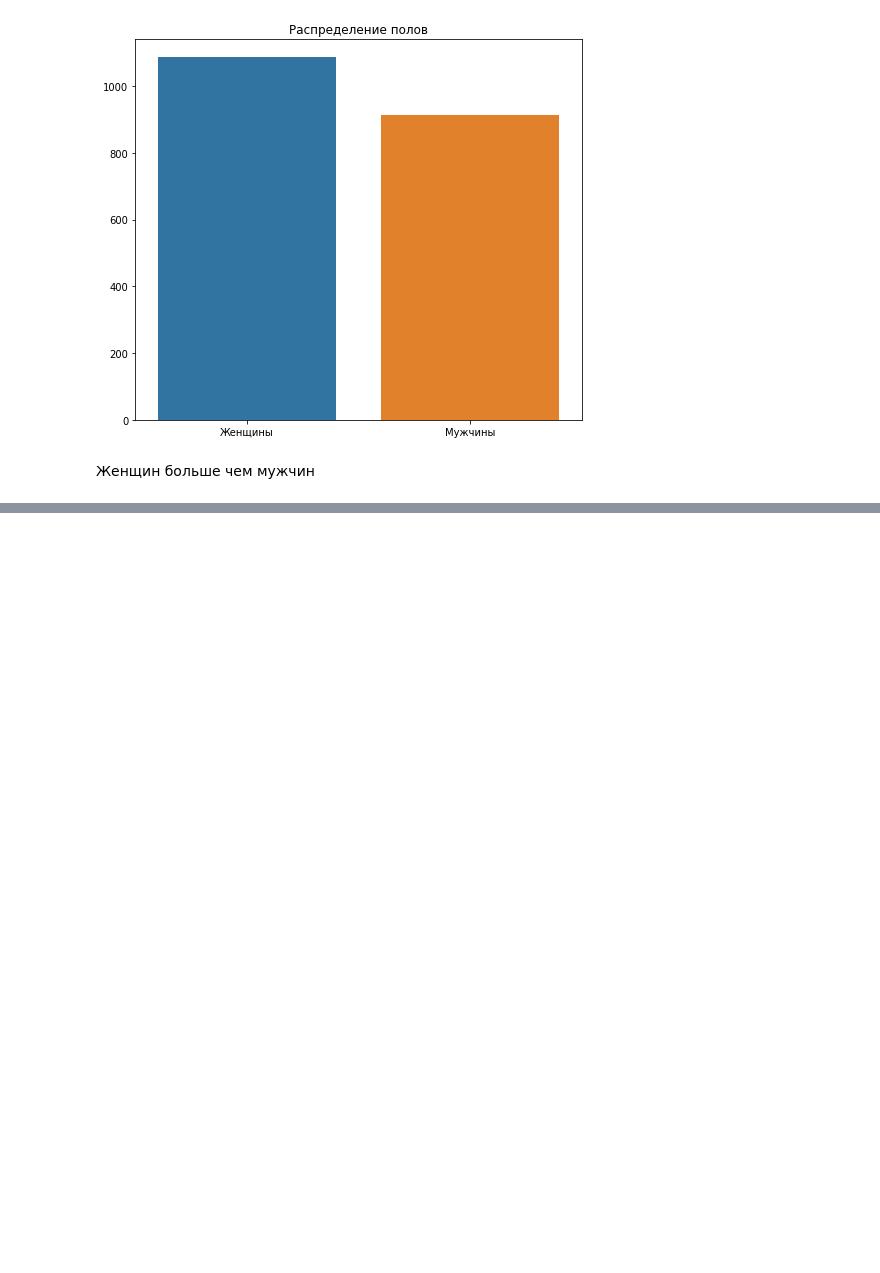
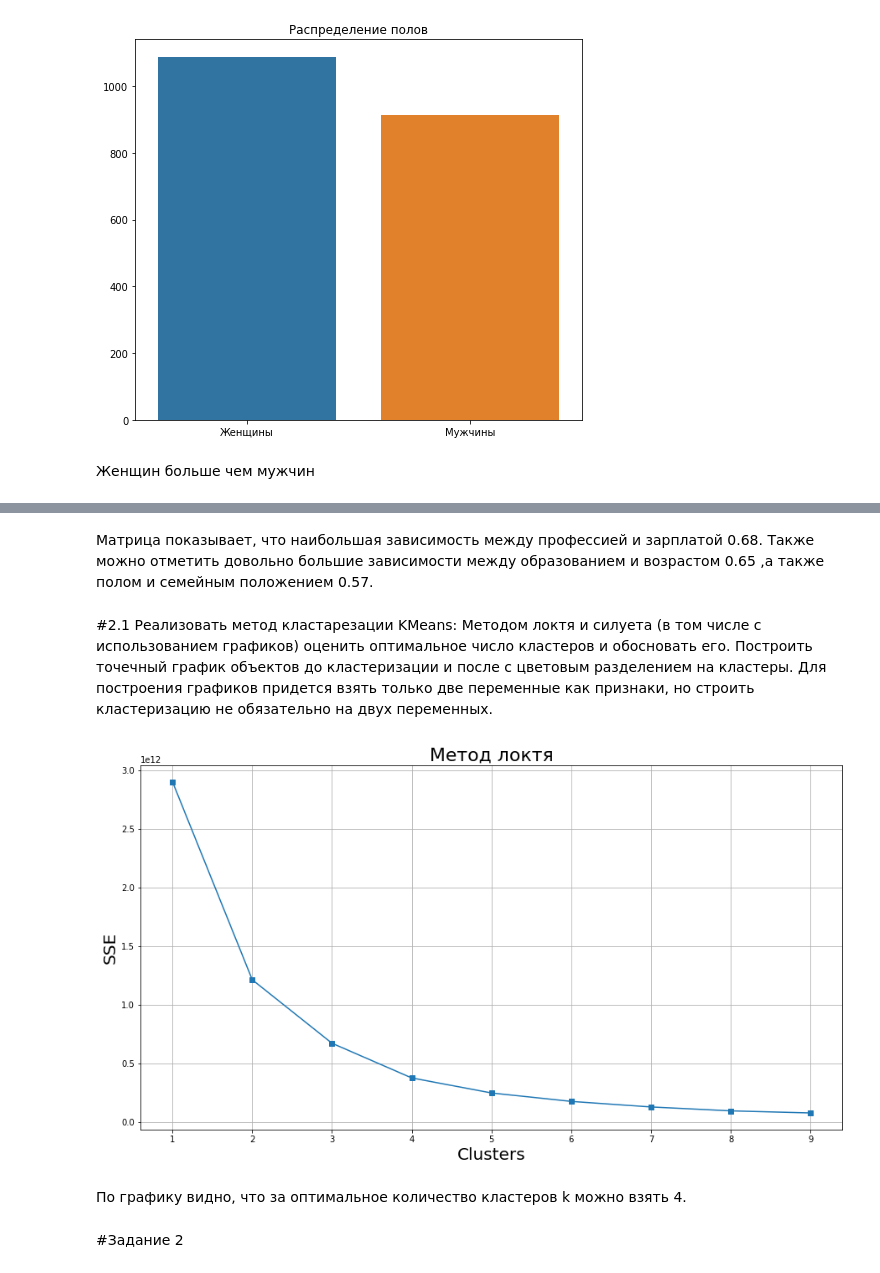
Before and after one commit to Adelaaas/Data_science_basic_22-23_2, a Jupyter notebook: home_work_clustering/Ivliev_Stepan.ipynb, the cells around one changed output, grey strips where cells are left out. Cells and saved outputs as stored; diff of their text form; code cells hidden in the pictures; blank space fills up the shorter version.

```diff
--- a/home_work_clustering/Ivliev_Stepan.ipynb
+++ b/home_work_clustering/Ivliev_Stepan.ipynb
@@ -112,0 +113,29 @@ plt.show()
+# %% [markdown]
+Матрица показывает, что наибольшая зависимость между профессией и зарплатой 0.68. Также можно отметить довольно большие зависимости между образованием и возрастом 0.65 ,а также полом и семейным положением 0.57.
+# %% [markdown]
+#2.1 Реализовать метод кластарезации KMeans: Методом локтя и силуета (в том числе с использованием графиков) оценить оптимальное число кластеров и обосновать его. Построить точечный график объектов до кластеризации и после с цветовым разделением на кластеры. Для построения графиков придется взять только две переменные как признаки, но строить кластеризацию не обязательно на двух переменных.
+# %%
+from sklearn.cluster import KMeans
+
+#ID,Sex,Marital status,	Age,	Education	Income,	Occupation,	Settlement size.
+df = df.loc[:, ["ID", "Sex", "Marital status", "Age", "Education", "Income", "Occupation", "Settlement size"]]
+
+SSE = []
+plt.figure(figsize=(15, 8))
+plt.title("Метод локтя", fontsize = 22)
+for k in range(1, 10):
+  kmeans = KMeans(n_clusters = k);
+  kmeans.fit(df)
+  SSE.append(kmeans.inertia_)
+
+plt.plot(range(1,10), SSE, marker="s")
+plt.xlabel("Clusters", fontsize = 20)
+plt.ylabel("SSE", fontsize = 20)
+plt.grid()
+plt.show()
+# %% [output]
+[figure, added]
+# %% [markdown]
+По графику видно, что за оптимальное количество кластеров k можно взять 4.
+# %% [markdown]
+#Задание 2
```
Also changed, not shown: parts of 9 cells of this notebook.
